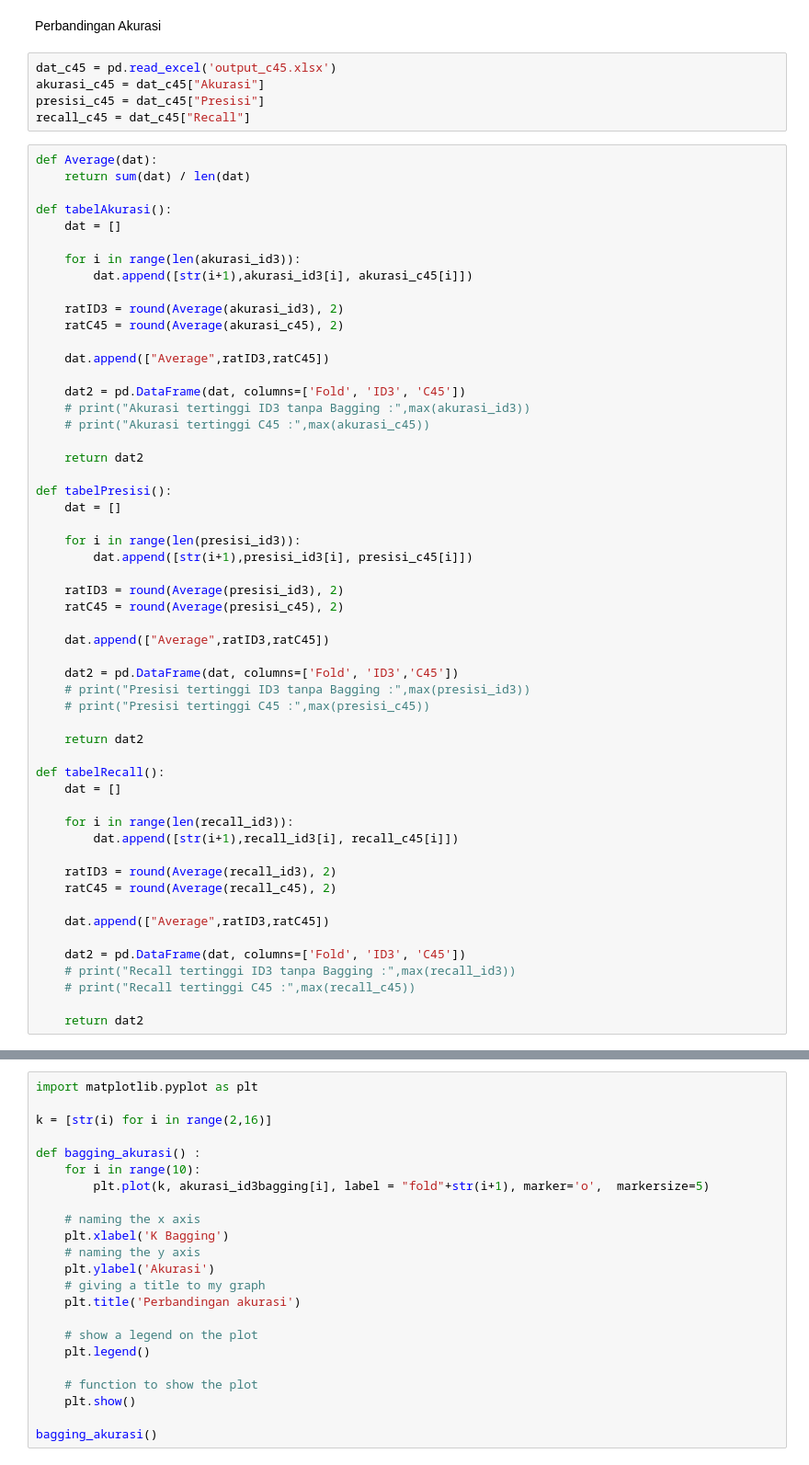
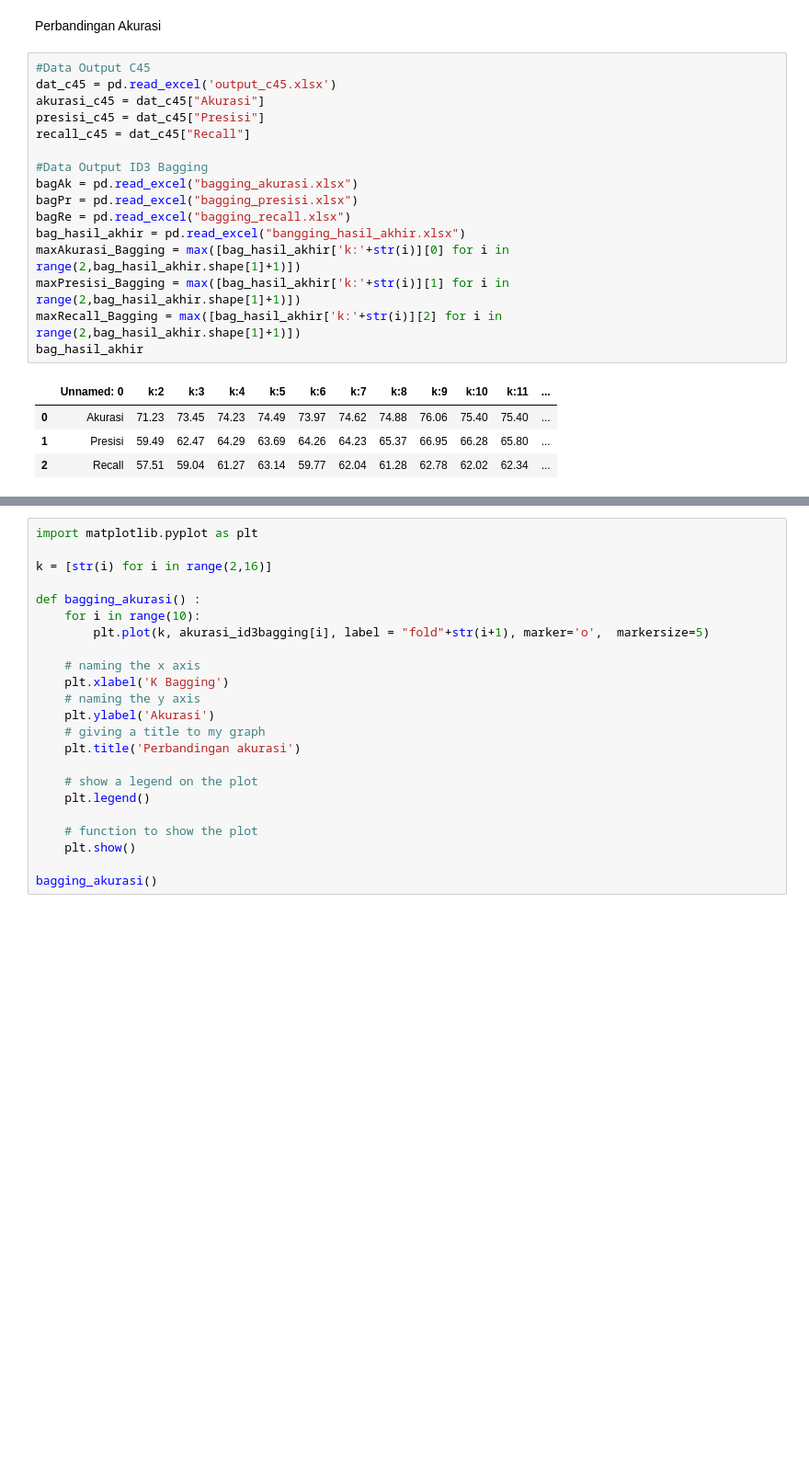
Before and after one commit to 170411100038/Skripsi038, a Jupyter notebook: MainID3_New.ipynb, the cells around one changed output, grey strips where cells are left out. Shown at 92% size. Saved outputs shown, nothing was run; the diff lists cells and outputs as text; blank space fills up the shorter version.

```diff
--- a/MainID3_New.ipynb
+++ b/MainID3_New.ipynb
@@ -1226,62 +1225,24 @@ Recall fold ini adalah : 59.26  %
 ===========================================================
 # %% [markdown]
 Perbandingan Akurasi
-# %%
-dat_c45 = pd.read_excel('output_c45.xlsx')
-akurasi_c45 = dat_c45["Akurasi"]
-presisi_c45 = dat_c45["Presisi"]
-recall_c45 = dat_c45["Recall"]
-# %%
-def Average(dat):
-    return sum(dat) / len(dat)
-
-def tabelAkurasi():
-    dat = []
-
-    for i in range(len(akurasi_id3)):
-        dat.append([str(i+1),akurasi_id3[i], akurasi_c45[i]])
-
-    ratID3 = round(Average(akurasi_id3), 2)
-    ratC45 = round(Average(akurasi_c45), 2)
-
-    dat.append(["Average",ratID3,ratC45])
-
-    dat2 = pd.DataFrame(dat, columns=['Fold', 'ID3', 'C45'])
-    # print("Akurasi tertinggi ID3 tanpa Bagging :",max(akurasi_id3))
-    # print("Akurasi tertinggi C45 :",max(akurasi_c45))
-
-    return dat2
-
-def tabelPresisi():
-    dat = []
-
-    for i in range(len(presisi_id3)):
-        dat.append([str(i+1),presisi_id3[i], presisi_c45[i]])
-
-    ratID3 = round(Average(presisi_id3), 2)
-    ratC45 = round(Average(presisi_c45), 2)
-
-    dat.append(["Average",ratID3,ratC45])
-
-    dat2 = pd.DataFrame(dat, columns=['Fold', 'ID3','C45'])
-    # print("Presisi tertinggi ID3 tanpa Bagging :",max(presisi_id3))
-    # print("Presisi tertinggi C45 :",max(presisi_c45))
-
-    return dat2
-
-def tabelRecall():
-    dat = []
-
-    for i in range(len(recall_id3)):
-        dat.append([str(i+1),recall_id3[i], recall_c45[i]])
-
-    ratID3 = round(Average(recall_id3), 2)
-    ratC45 = round(Average(recall_c45), 2)
-
-    dat.append(["Average",ratID3,ratC45])
-
-    dat2 = pd.DataFrame(dat, columns=['Fold', 'ID3', 'C45'])
-    # print("Recall tertinggi ID3 tanpa Bagging :",max(recall_id3))
-    # print("Recall tertinggi C45 :",max(recall_c45))
-
-    return dat2
+# %%
+#Data Output C45
+dat_c45 = pd.read_excel('output_c45.xlsx')
+akurasi_c45 = dat_c45["Akurasi"]
+presisi_c45 = dat_c45["Presisi"]
+recall_c45 = dat_c45["Recall"]
+
+#Data Output ID3 Bagging
+bagAk = pd.read_excel("bagging_akurasi.xlsx")
+bagPr = pd.read_excel("bagging_presisi.xlsx")
+bagRe = pd.read_excel("bagging_recall.xlsx")
+bag_hasil_akhir = pd.read_excel("bangging_hasil_akhir.xlsx")
+maxAkurasi_Bagging = max([bag_hasil_akhir['k:'+str(i)][0] for i in  range(2,bag_hasil_akhir.shape[1]+1)])
+maxPresisi_Bagging = max([bag_hasil_akhir['k:'+str(i)][1] for i in  range(2,bag_hasil_akhir.shape[1]+1)])
+maxRecall_Bagging = max([bag_hasil_akhir['k:'+str(i)][2] for i in  range(2,bag_hasil_akhir.shape[1]+1)])
+bag_hasil_akhir
+# %% [output]
+|  | Unnamed: 0 | k:2 | k:3 | k:4 | k:5 | k:6 | k:7 | k:8 | k:9 | k:10 | k:11 | ... |
+| 0 | Akurasi | 71.23 | 73.45 | 74.23 | 74.49 | 73.97 | 74.62 | 74.88 | 76.06 | 75.40 | 75.40 | ... |
+| 1 | Presisi | 59.49 | 62.47 | 64.29 | 63.69 | 64.26 | 64.23 | 65.37 | 66.95 | 66.28 | 65.80 | ... |
+| 2 | Recall | 57.51 | 59.04 | 61.27 | 63.14 | 59.77 | 62.04 | 61.28 | 62.78 | 62.02 | 62.34 | ... |
```
Also changed, not shown: parts of 4 cells of this notebook, 1 other file.
